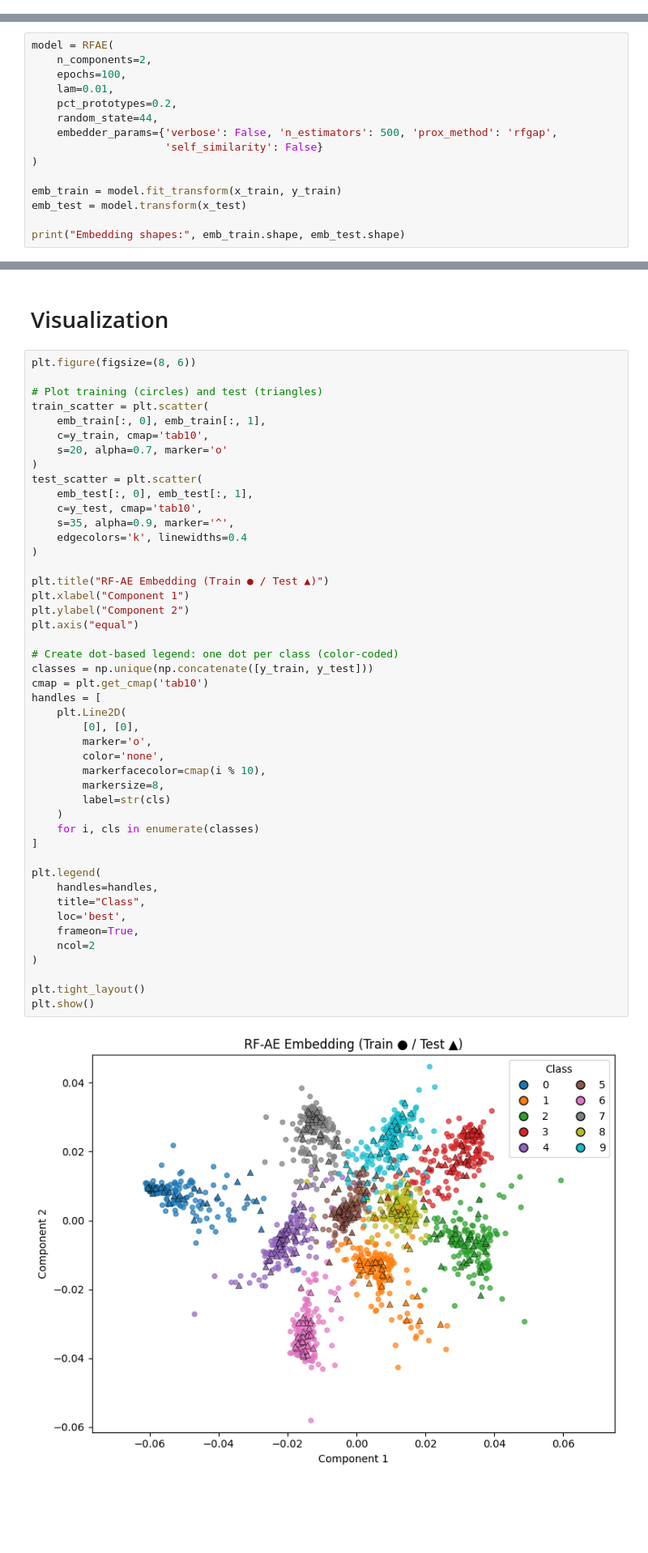
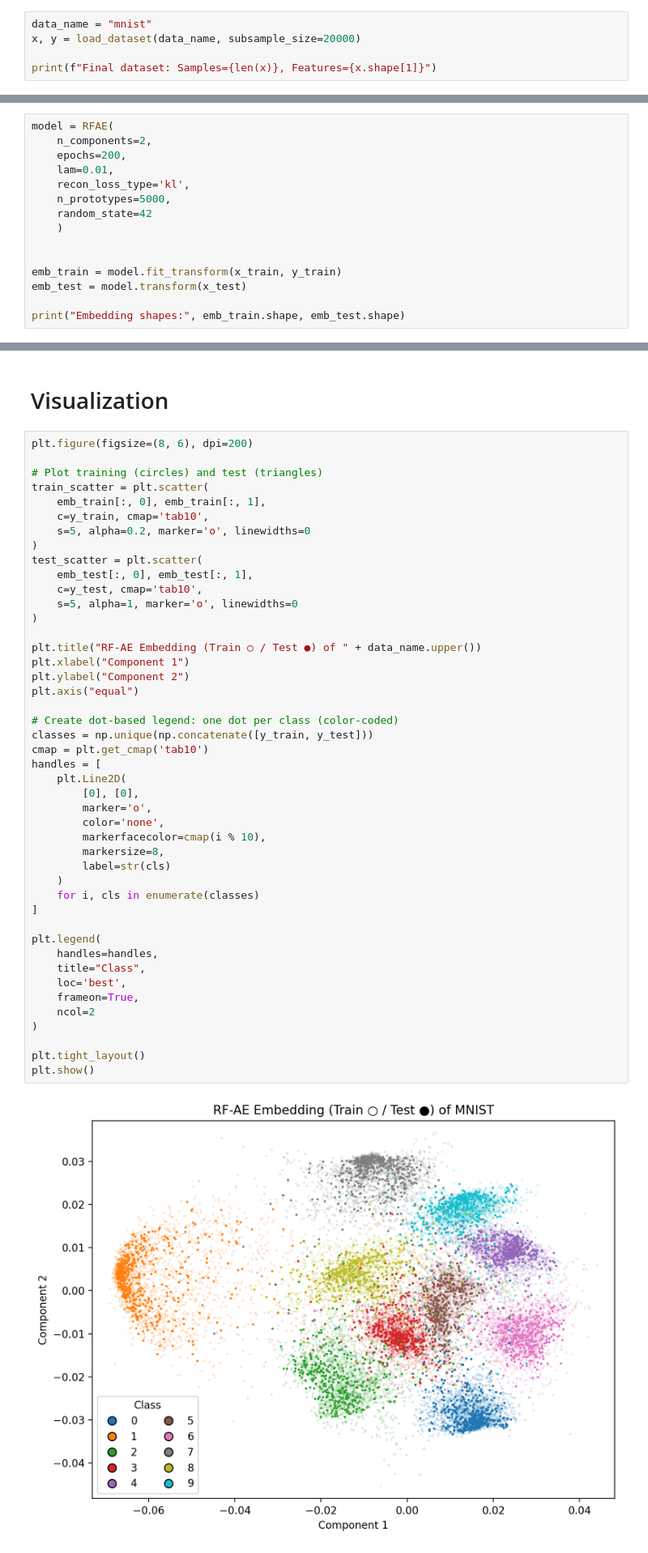
Before and after one commit to JakeSRhodesLab/RF-AE, a Jupyter notebook: demo.ipynb, the cells around one changed output, grey strips where cells are left out. Shown at 81% size. Cells and saved outputs as stored; diff of their text form; blank space fills up the shorter version.

```diff
--- a/demo.ipynb
+++ b/demo.ipynb
@@ -32,0 +64,5 @@ Dataset: digits, Samples: 1797, Features: 64
+# %%
+data_name = "mnist"
+x, y = load_dataset(data_name, subsample_size=20000)
+
+print(f"Final dataset: Samples={len(x)}, Features={x.shape[1]}")
@@ -40,13 +80,13 @@ x_train, x_test, y_train, y_test = train_test_split(x, y, test_size=0.2, random_
 # %%
 model = RFAE(
     n_components=2,
-    epochs=100,
+    epochs=200,
     lam=0.01,
-    pct_prototypes=0.2,
-    random_state=44,
-    embedder_params={'verbose': False, 'n_estimators': 500, 'prox_method': 'rfgap',
-                     'self_similarity': False}
-)
+    recon_loss_type='kl',
+    n_prototypes=5000,
+    random_state=42
+    )
+
 
 emb_train = model.fit_transform(x_train, y_train)
 emb_test = model.transform(x_test)
@@ -61,50 +146,49 @@ Embedding shapes: (1437, 2) (360, 2)
 # %% [markdown]
 # Visualization
 # %%
-plt.figure(figsize=(8, 6))
+plt.figure(figsize=(8, 6), dpi=200)
 
 # Plot training (circles) and test (triangles)
 train_scatter = plt.scatter(
     emb_train[:, 0], emb_train[:, 1],
     c=y_train, cmap='tab10',
-    s=20, alpha=0.7, marker='o'
+    s=5, alpha=0.2, marker='o', linewidths=0
 )
 test_scatter = plt.scatter(
     emb_test[:, 0], emb_test[:, 1],
     c=y_test, cmap='tab10',
-    s=35, alpha=0.9, marker='^',
-    edgecolors='k', linewidths=0.4
+    s=5, alpha=1, marker='o', linewidths=0
 )
 
-plt.title("RF-AE Embedding (Train ● / Test ▲)")
+plt.title("RF-AE Embedding (Train ○ / Test ●) of " + data_name.upper())
 plt.xlabel("Component 1")
 plt.ylabel("Component 2")
 plt.axis("equal")
 
 # Create dot-based legend: one dot per class (color-coded)
 classes = np.unique(np.concatenate([y_train, y_test]))
 cmap = plt.get_cmap('tab10')
 handles = [
     plt.Line2D(
         [0], [0],
         marker='o',
         color='none',
         markerfacecolor=cmap(i % 10),
         markersize=8,
         label=str(cls)
     )
     for i, cls in enumerate(classes)
 ]
 
 plt.legend(
     handles=handles,
     title="Class",
     loc='best',
     frameon=True,
     ncol=2
 )
 
 plt.tight_layout()
 plt.show()
 # %% [output]
-[figure, old version]
+[figure, new version]
```
Also changed, not shown: parts of 6 cells of this notebook.
